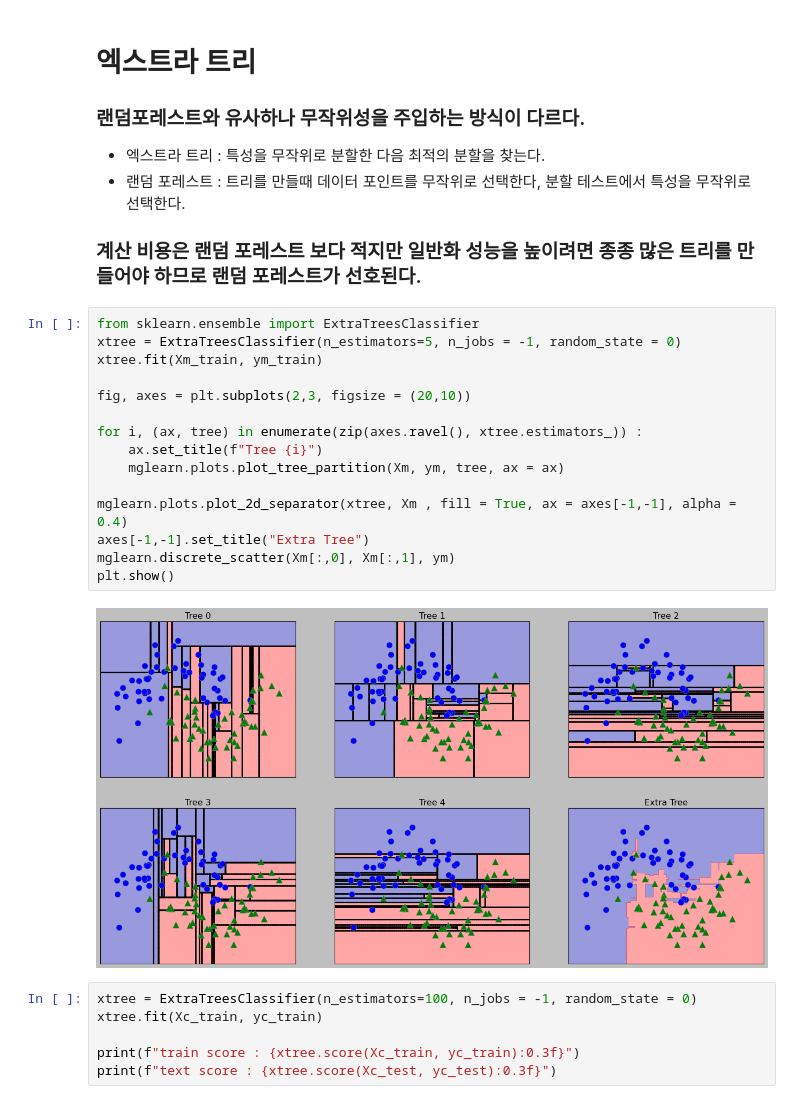
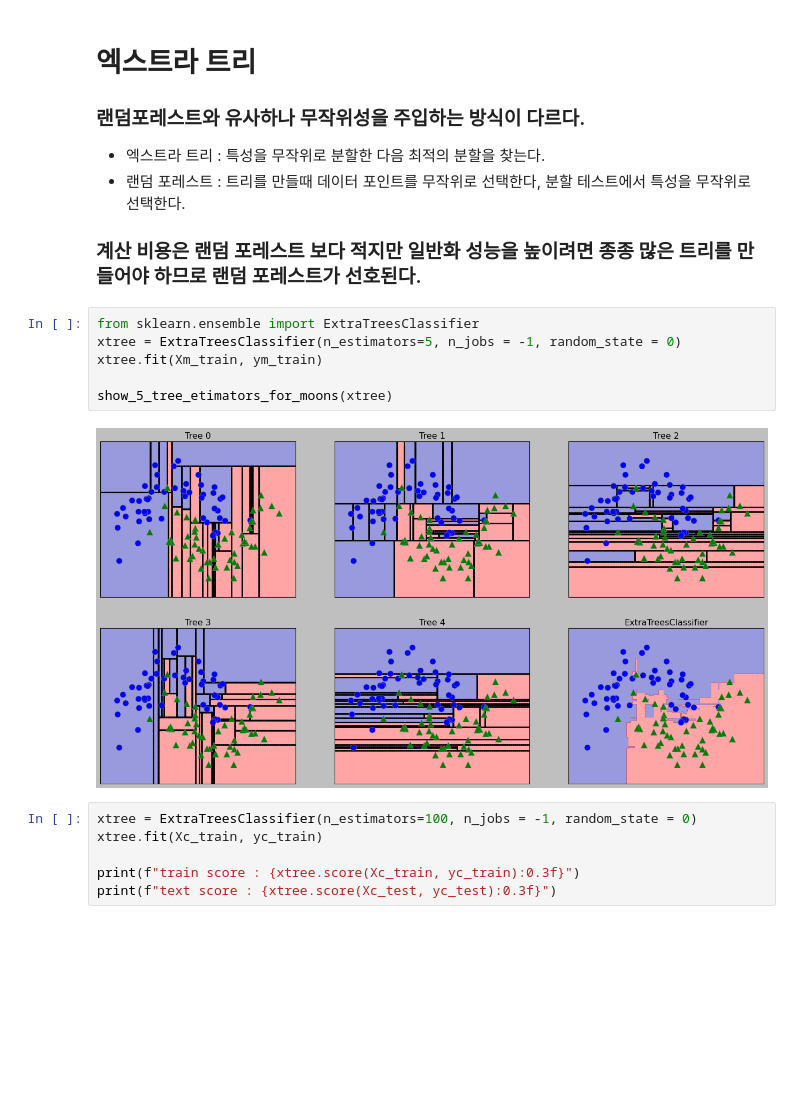
Before and after one commit to Hosung-Ahn/IntroducingML, a Jupyter notebook: Chpter2-supervised_learning/Decision Tree.ipynb, the cells around one changed output. Saved outputs shown, nothing was run; the diff lists cells and outputs as text; blank space fills up the shorter version.

```diff
--- a/Chpter2-supervised_learning/Decision Tree.ipynb
+++ b/Chpter2-supervised_learning/Decision Tree.ipynb
@@ -317,23 +313,14 @@ oob score : 1.000
 - 랜덤 포레스트 : 트리를 만들때 데이터 포인트를 무작위로 선택한다, 분할 테스트에서 특성을 무작위로 선택한다.
 
 ### 계산 비용은 랜덤 포레스트 보다 적지만 일반화 성능을 높이려면 종종 많은 트리를 만들어야 하므로 랜덤 포레스트가 선호된다.
-# %%
-from sklearn.ensemble import ExtraTreesClassifier
-xtree = ExtraTreesClassifier(n_estimators=5, n_jobs = -1, random_state = 0)
-xtree.fit(Xm_train, ym_train)
-
-fig, axes = plt.subplots(2,3, figsize = (20,10))
-
-for i, (ax, tree) in enumerate(zip(axes.ravel(), xtree.estimators_)) :
-    ax.set_title(f"Tree {i}")
-    mglearn.plots.plot_tree_partition(Xm, ym, tree, ax = ax)
-
-mglearn.plots.plot_2d_separator(xtree, Xm , fill = True, ax = axes[-1,-1], alpha = 0.4)
-axes[-1,-1].set_title("Extra Tree")
-mglearn.discrete_scatter(Xm[:,0], Xm[:,1], ym)
-plt.show()
-# %% [output]
-[figure, removed]
+# %%
+from sklearn.ensemble import ExtraTreesClassifier
+xtree = ExtraTreesClassifier(n_estimators=5, n_jobs = -1, random_state = 0)
+xtree.fit(Xm_train, ym_train)
+
+show_5_tree_etimators_for_moons(xtree)
+# %% [output]
+[figure, added]
 # %%
 xtree = ExtraTreesClassifier(n_estimators=100, n_jobs = -1, random_state = 0)
 xtree.fit(Xc_train, yc_train)
```
Also changed, not shown: parts of 14 cells of this notebook, 1 other file.
